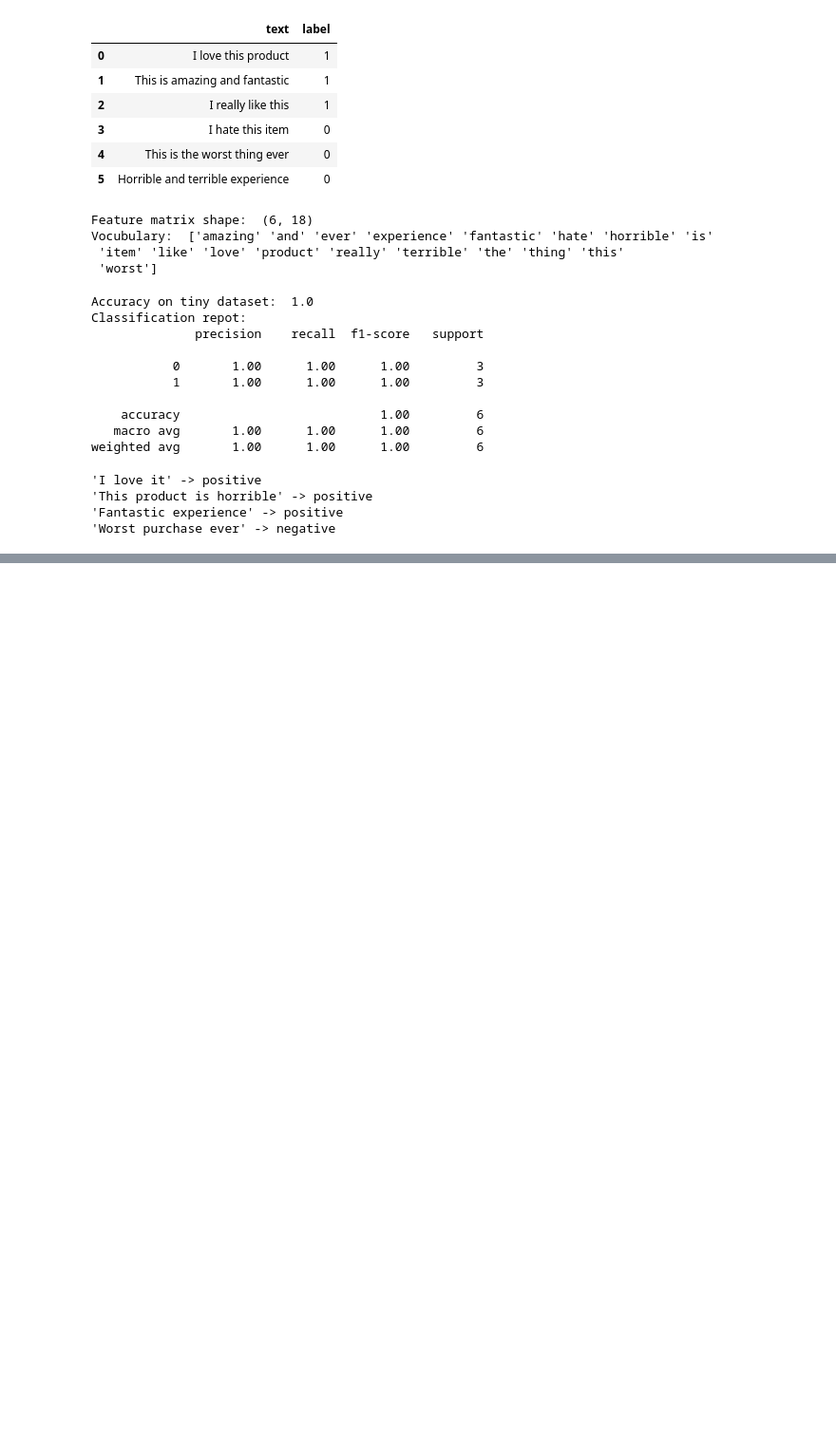
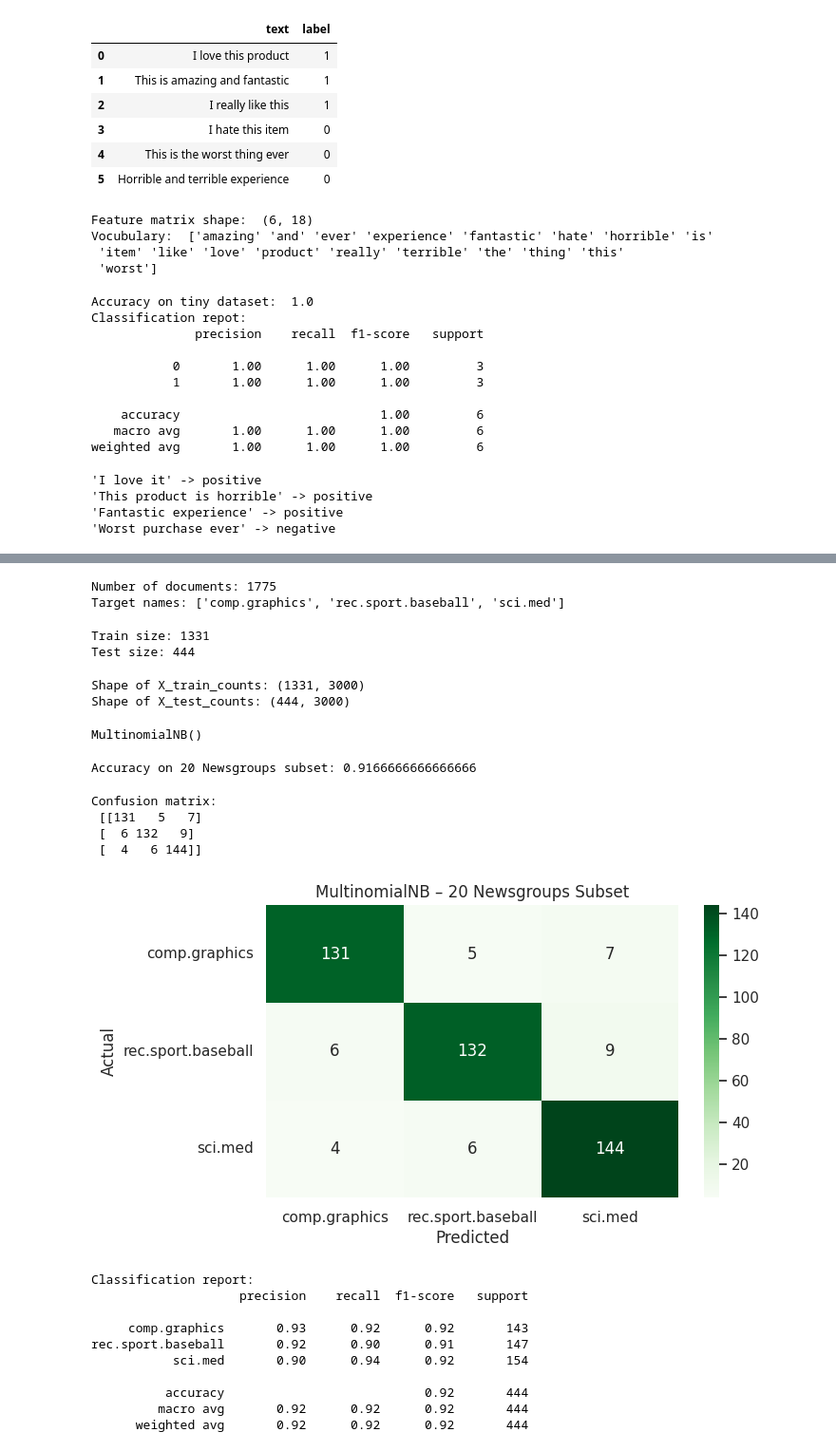
Before and after one commit to sonjoy1s/ML, a Jupyter notebook: Module16week5.ipynb, the cells around one changed output, grey strips where cells are left out. Shown: that part at 95% size. Saved outputs shown, nothing was run; the diff lists cells and outputs as text; code cells hidden in the pictures; blank space fills up the shorter version.

```diff
--- a/Module16week5.ipynb
+++ b/Module16week5.ipynb
@@ -211,0 +237,70 @@ for txt, pred in zip(new_texts, new_pred):
+# %%
+print('Number of documents:', len(newsgroups.data))
+print('Target names:', newsgroups.target_names)
+# %% [output]
+Number of documents: 1775
+Target names: ['comp.graphics', 'rec.sport.baseball', 'sci.med']
+# %%
+X_train_text, X_test_text, y_train_text, y_test_text = train_test_split(
+    df_news['text'], df_news['label'], test_size=0.25, random_state=42
+)
+
+print('Train size:', X_train_text.shape[0])
+print('Test size:', X_test_text.shape[0])
+# %% [output]
+Train size: 1331
+Test size: 444
+# %%
+vectorizer_news = CountVectorizer(stop_words='english', max_features=3000)
+X_train_counts = vectorizer_news.fit_transform(X_train_text)
+X_test_counts = vectorizer_news.transform(X_test_text)
+
+print('Shape of X_train_counts:', X_train_counts.shape)
+print('Shape of X_test_counts:', X_test_counts.shape)
+# %% [output]
+Shape of X_train_counts: (1331, 3000)
+Shape of X_test_counts: (444, 3000)
+# %%
+mnb_news = MultinomialNB()
+mnb_news.fit(X_train_counts, y_train_text)
+#print('MultinomialNB model trained on news data.')
+# %% [output]
+MultinomialNB()
+# %%
+y_news_pred = mnb_news.predict(X_test_counts)
+acc_news = accuracy_score(y_test_text, y_news_pred)
+print('Accuracy on 20 Newsgroups subset:', acc_news)
+# %% [output]
+Accuracy on 20 Newsgroups subset: 0.9166666666666666
+# %%
+cm_news = confusion_matrix(y_test_text, y_news_pred)
+print('Confusion matrix:\n', cm_news)
+# %% [output]
+Confusion matrix:
+ [[131   5   7]
+ [  6 132   9]
+ [  4   6 144]]
+# %%
+sns.heatmap(cm_news, annot=True, fmt='d', cmap='Greens',
+            xticklabels=newsgroups.target_names,
+            yticklabels=newsgroups.target_names)
+plt.xlabel('Predicted')
+plt.ylabel('Actual')
+plt.title('MultinomialNB – 20 Newsgroups Subset')
+plt.show()
+
+print('Classification report:')
+print(classification_report(y_test_text, y_news_pred,
+                            target_names=newsgroups.target_names))
+# %% [output]
+[figure, added]
+Classification report:
+                    precision    recall  f1-score   support
+
+     comp.graphics       0.93      0.92      0.92       143
+rec.sport.baseball       0.92      0.90      0.91       147
+           sci.med       0.90      0.94      0.92       154
+
+          accuracy                           0.92       444
+         macro avg       0.92      0.92      0.92       444
+      weighted avg       0.92      0.92      0.92       444
```
Also changed, not shown: parts of 2 cells of this notebook.
